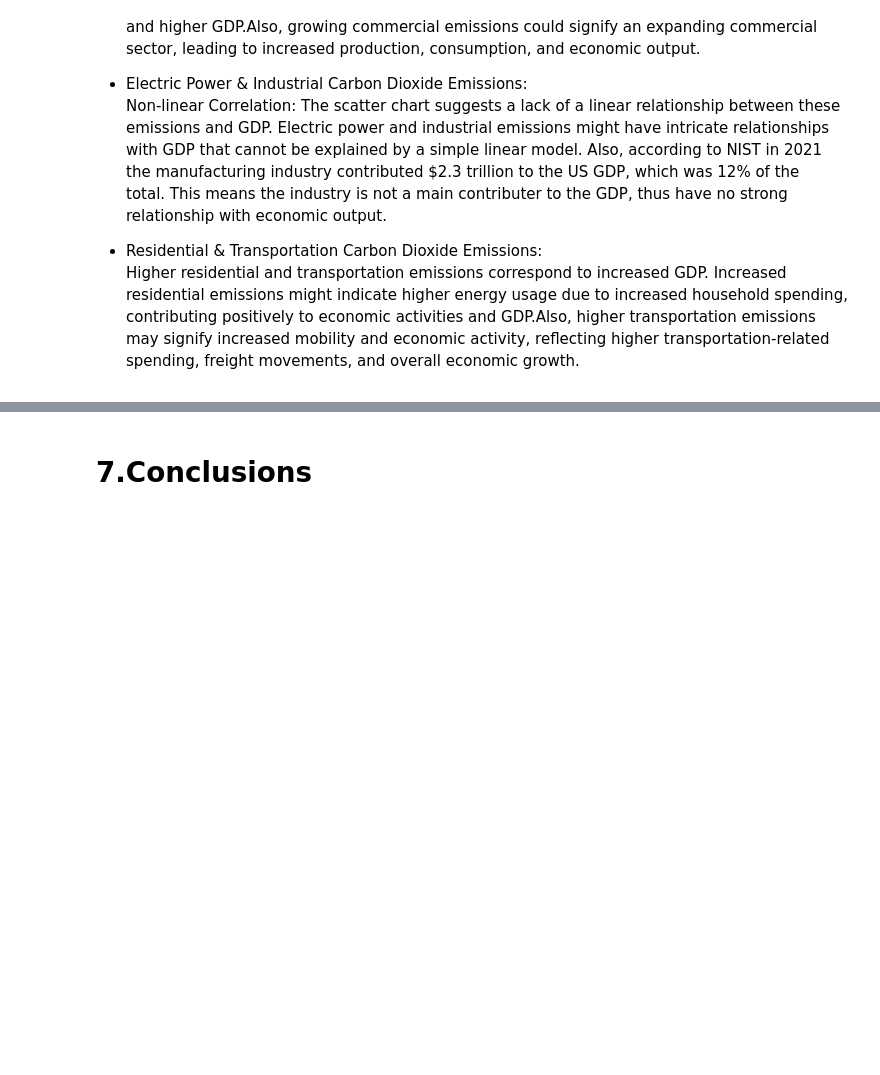
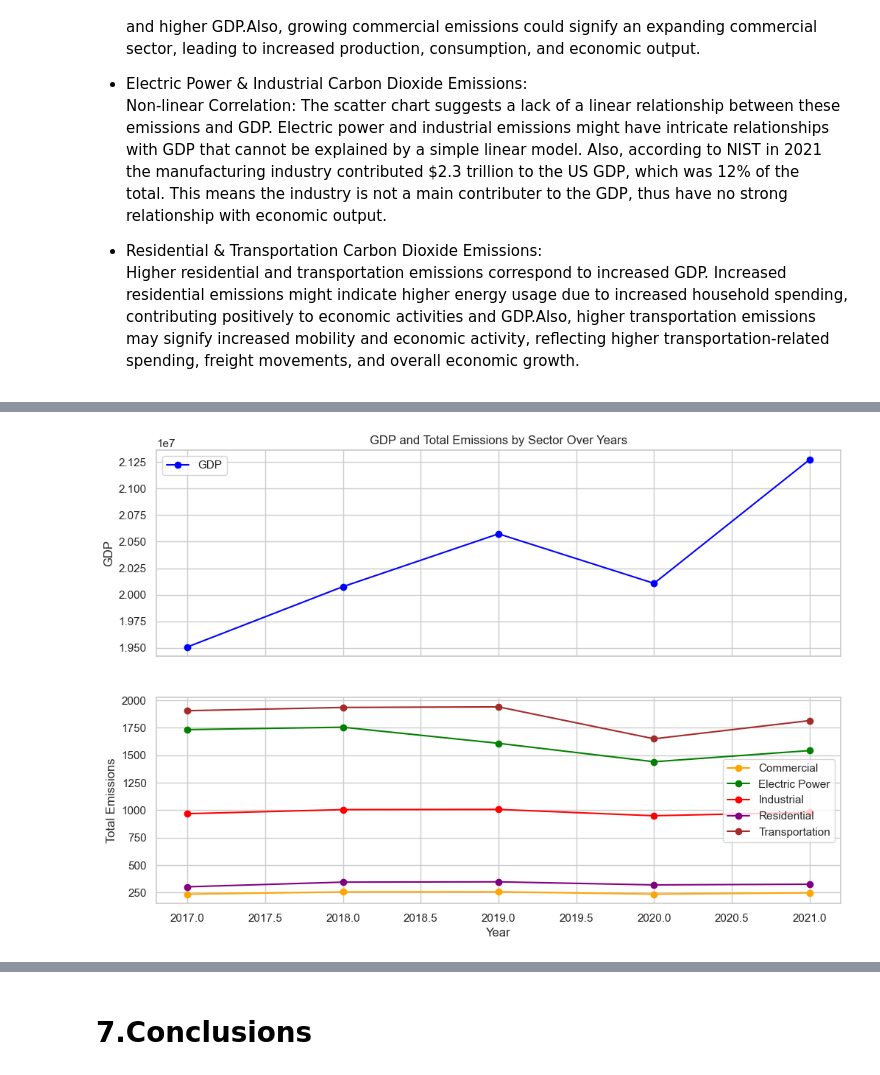
Before and after one commit to Zhengnan817/Final-Project-Carbon-dioxide-emission, a Jupyter notebook: carbon_emission.ipynb, the cells around one changed output, grey strips where cells are left out. Saved outputs shown, nothing was run; the diff lists cells and outputs as text; code cells hidden in the pictures; blank space fills up the shorter version.

```diff
--- a/carbon_emission.ipynb
+++ b/carbon_emission.ipynb
@@ -679,0 +724,6 @@ Higher residential and transportation emissions correspond to increased GDP. Inc
+# %%
+from carbon_emission.results import Covid_Research
+covid = Covid_Research(df_co2_gdp)
+covid.covid_trend()
+# %% [output]
+[figure, added]
```
Also changed, not shown: parts of 22 cells of this notebook, 1 other file.
